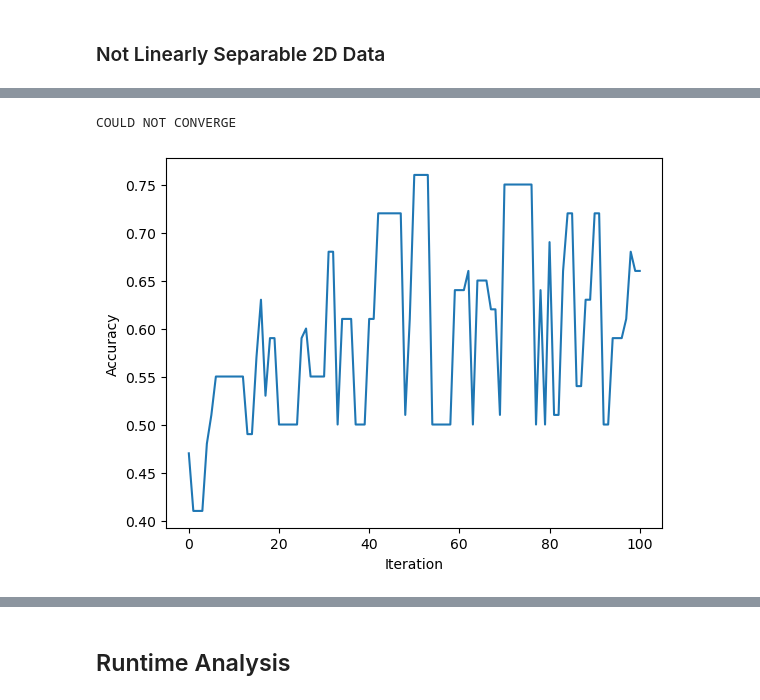
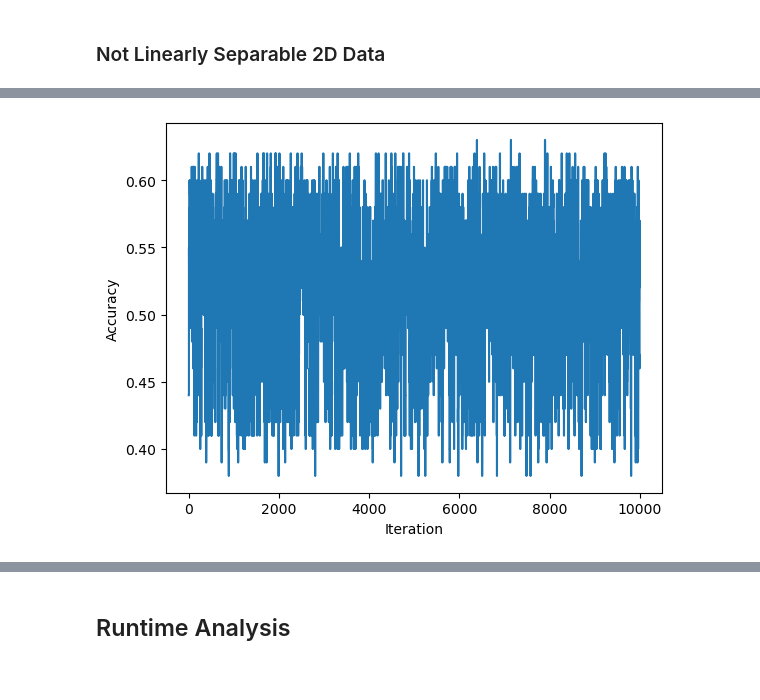
Before and after one commit to KatieMacalintal/KatieMacalintal.github.io, a Jupyter notebook: posts/perceptron/index.ipynb, the cells around one changed output, grey strips where cells are left out. Saved outputs shown, nothing was run; the diff lists cells and outputs as text; code cells hidden in the pictures.

```diff
--- a/posts/perceptron/index.ipynb
+++ b/posts/perceptron/index.ipynb
@@ -61,21 +75,10 @@ ylab = plt.ylabel("Feature 2")
 # %%
-import numpy as np
-import pandas as pd
-import seaborn as sns
-from matplotlib import pyplot as plt
+n = 100
+p_features = 2
 
-from sklearn.datasets import make_blobs
+X, y = make_blobs(n_samples = n, n_features = p_features, centers = [(0, 0), (0, 0)])
 
-from perceptron import Perceptron
-
-np.random.seed(12345)
-
-n = 100
-p_features = 3
-
-X1, y1 = make_blobs(n_samples = 100, n_features = p_features - 1, centers = [(2,2), (1, 1)])
-
-fig = plt.scatter(X1[:,0], X1[:,1], c = y1)
+fig = plt.scatter(X[:,0], X[:,1], c = y)
 xlab = plt.xlabel("Feature 1")
 ylab = plt.ylabel("Feature 2")
 # %% [output]
@@ -83,9 +90,8 @@ ylab = plt.ylabel("Feature 2")
 # %%
-p1 = Perceptron()
-p1.fit(X1, y1, max_steps=100)
-fig1 = plt.plot(p1.history)
+p = Perceptron()
+p.fit(X, y)
+fig = plt.plot(p.history)
 xlab = plt.xlabel("Iteration")
 ylab = plt.ylabel("Accuracy")
 # %% [output]
-COULD NOT CONVERGE
-[figure, old version]
+[figure, new version]
```
Also changed, not shown: parts of 23 cells of this notebook.
